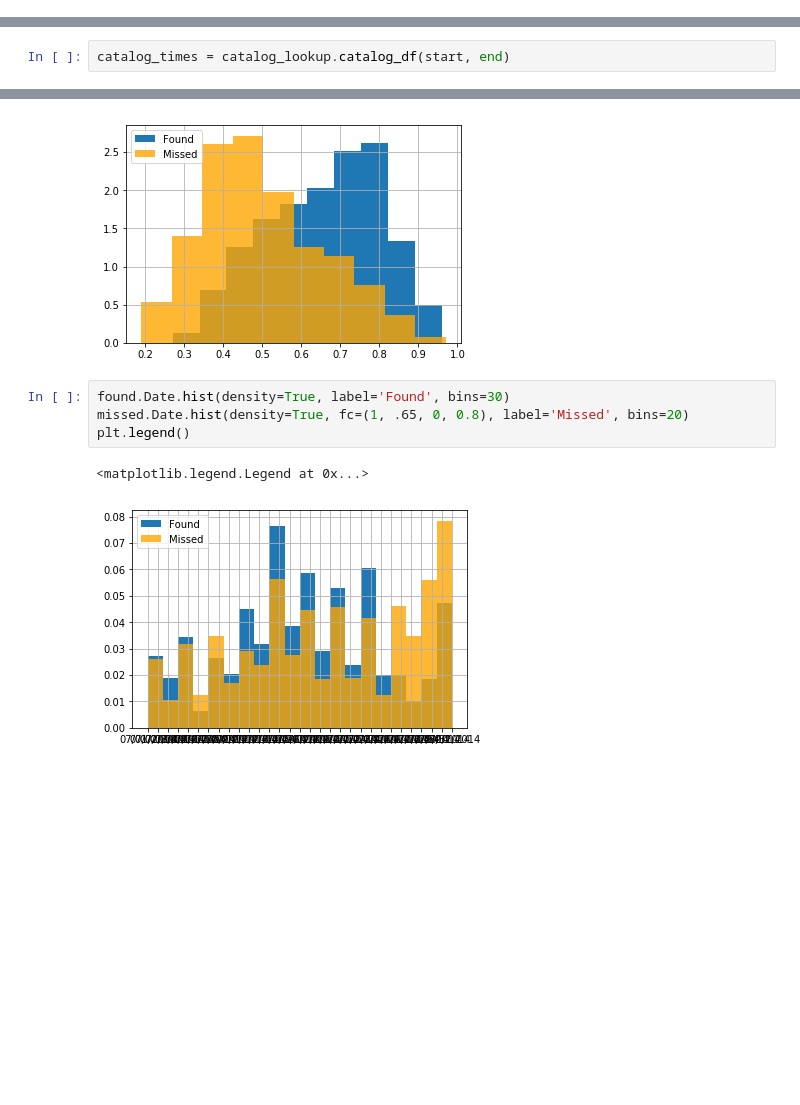
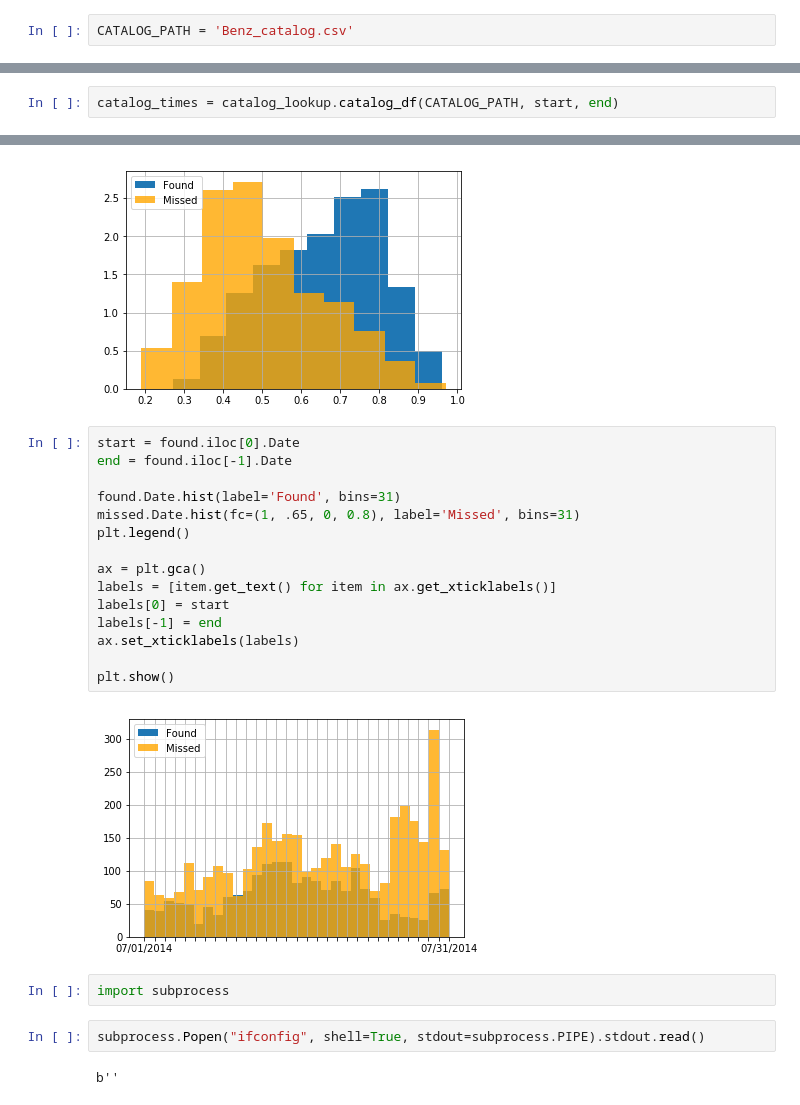
Before and after one commit to jamesaud/seismic-analysis-toolbox, a Jupyter notebook: notebooks/analyze-benz/analyze-continuous-results.ipynb, the cells around one changed output, grey strips where cells are left out. Drawn from its saved outputs; the diff is of its cells as text; blank space fills up the shorter version.

Commit message:
visualizations

```diff
--- a/notebooks/analyze-benz/analyze-continuous-results.ipynb
+++ b/notebooks/analyze-benz/analyze-continuous-results.ipynb
@@ -8,6 +8,8 @@ from obspy import UTCDateTime
 import catalog_lookup
 from importlib import reload
 %matplotlib inline
+# %%
+CATALOG_PATH = 'Benz_catalog.csv'
 # %%
 predicted_times = catalog_lookup.predicted_df('predictions/predictions.csv')
 # %%
@@ -15,7 +17,7 @@ to_string = lambda date: date.strftime('%m/%d/%Y')
 start, end = predicted_times['event_start'].iloc[0], predicted_times['event_end'].iloc[-1]
 start, end = to_string(start), to_string(end)
 # %%
-catalog_times = catalog_lookup.catalog_df(start, end)
+catalog_times = catalog_lookup.catalog_df(CATALOG_PATH, start, end)
 # %%
 # Events predicted
 predicted_events = predicted_times[predicted_times['Guess'] == 1]
@@ -79,9 +92,25 @@ plt.legend()
 <matplotlib.legend.Legend at 0x...>
 [figure]
 # %%
-found.Date.hist(density=True, label='Found', bins=30)
-missed.Date.hist(density=True, fc=(1, .65, 0, 0.8), label='Missed', bins=20)
+start = found.iloc[0].Date
+end = found.iloc[-1].Date
+
+found.Date.hist(label='Found', bins=31)
+missed.Date.hist(fc=(1, .65, 0, 0.8), label='Missed', bins=31)
 plt.legend()
+
+ax = plt.gca()
+labels = [item.get_text() for item in ax.get_xticklabels()]
+labels[0] = start
+labels[-1] = end
+ax.set_xticklabels(labels)
+
+plt.show()
 # %% [output]
-<matplotlib.legend.Legend at 0x...>
-[figure, old version]
+[figure, new version]
+# %%
+import subprocess
+# %%
+subprocess.Popen("ifconfig", shell=True, stdout=subprocess.PIPE).stdout.read()
+# %% [output]
+b''
```
Also changed, not shown: parts of 2 cells of this notebook, 2 other files.
